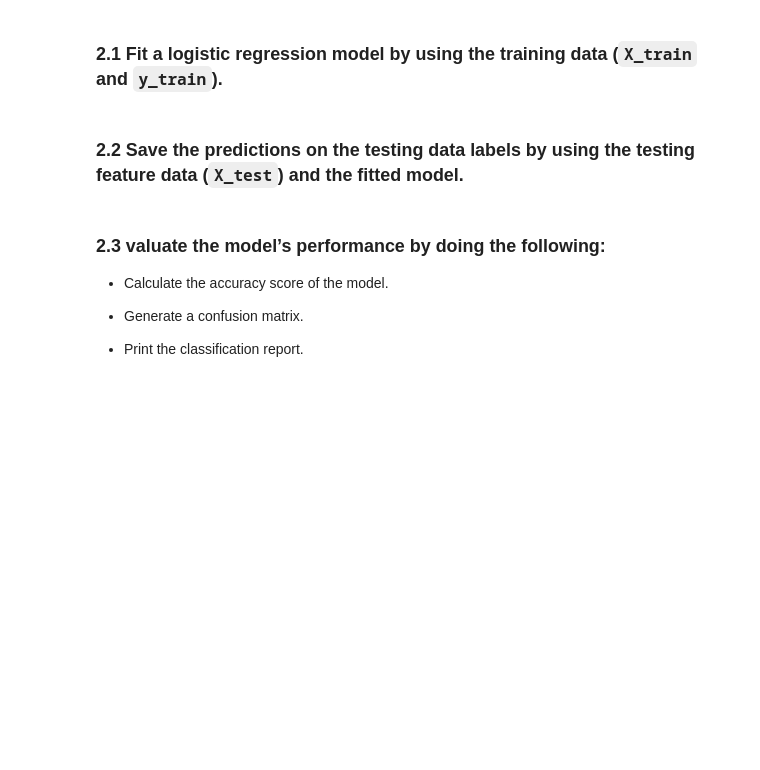
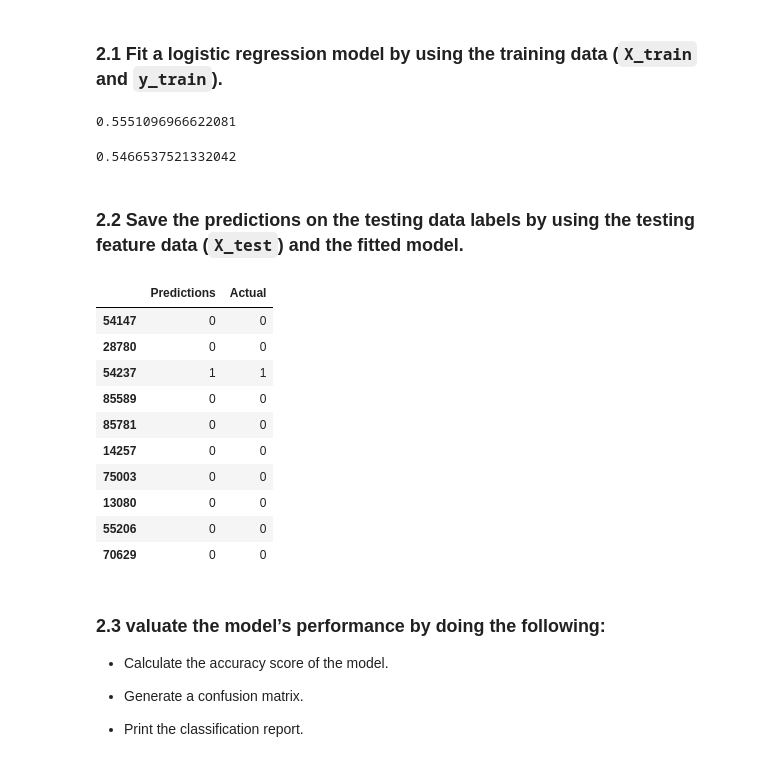
Before and after one commit to leajinks/Pokemon-Predictor, a Jupyter notebook: ml_model.ipynb, the cells around one changed output. Saved outputs shown, nothing was run; the diff lists cells and outputs as text; code cells hidden in the pictures; blank space fills up the shorter version.

Commit message:
added ml exploration file; updated ml_model to be random forest only

```diff
--- a/ml_model.ipynb
+++ b/ml_model.ipynb
@@ -165,7 +192,6 @@ Name: Did_the_first_pokemon_win, dtype: int64
 # %%
 # Split the data using train_test_split
-# Assign a random_state of 1 to the function
-#adding 'stratify' to ensure that the random sample matches the demos of the total sample
+# Assign a random_state of 78 to the function
 
-X_train, X_test, y_train, y_test = train_test_split(X, y, random_state=1, stratify = y)
+X_train, X_test, y_train, y_test = train_test_split(X, y, random_state=78)
 # %% [markdown]
@@ -219,18 +249,20 @@ with open (filename, 'wb') as file:
 # %% [markdown]
 ###  2.1 Fit a logistic regression model by using the training data (`X_train` and `y_train`).
-# %%
-# Instantiate the Logistic Regression model
-# Assign a random_state parameter of 1 to the model
-classifier = LogisticRegression(solver='lbfgs', random_state=1)
-
-# Fit the model using training data
-classifier.fit(X_train, y_train)
+# %%
+# Create a random forest classifier
+model = RandomForestClassifier(n_estimators=50, random_state=78)
+
+# Fit the model using training data
+classifier = model.fit(X_train_scaled, y_train)
 # %%
 #Validate the model w/ training data
 #Use method 'score' to return the mean accuracy on the given test data and targets.
-
 classifier.score(X_train, y_train)
+# %% [output]
+0.5551096966622081
 # %%
 #Validate the model w/ testing data
 #Use method 'score' to return the mean accuracy on the given test data and targets.
 classifier.score(X_test, y_test)
+# %% [output]
+0.5466537521332042
@@ -241,3 +275,22 @@ classifier.score(X_test, y_test)
+# %%
+# Make a prediction using the testing data
+test_predictions = classifier.predict(X_test_scaled)
+
+#put predictions into a dataframe
+test_predictions_df = pd.DataFrame({'Predictions': test_predictions, 'Actual': y_test})
+test_predictions_df.head(10)
+# %% [output]
+|  | Predictions | Actual |
+| 54147 | 0 | 0 |
+| 28780 | 0 | 0 |
+| 54237 | 1 | 1 |
+| 85589 | 0 | 0 |
+| 85781 | 0 | 0 |
+| 14257 | 0 | 0 |
+| 75003 | 0 | 0 |
+| 13080 | 0 | 0 |
+| 55206 | 0 | 0 |
+| 70629 | 0 | 0 |
 # %% [markdown]
 ### 2.3 valuate the model’s performance by doing the following:
 
```
Also changed, not shown: parts of 21 cells of this notebook, 3 other files.
